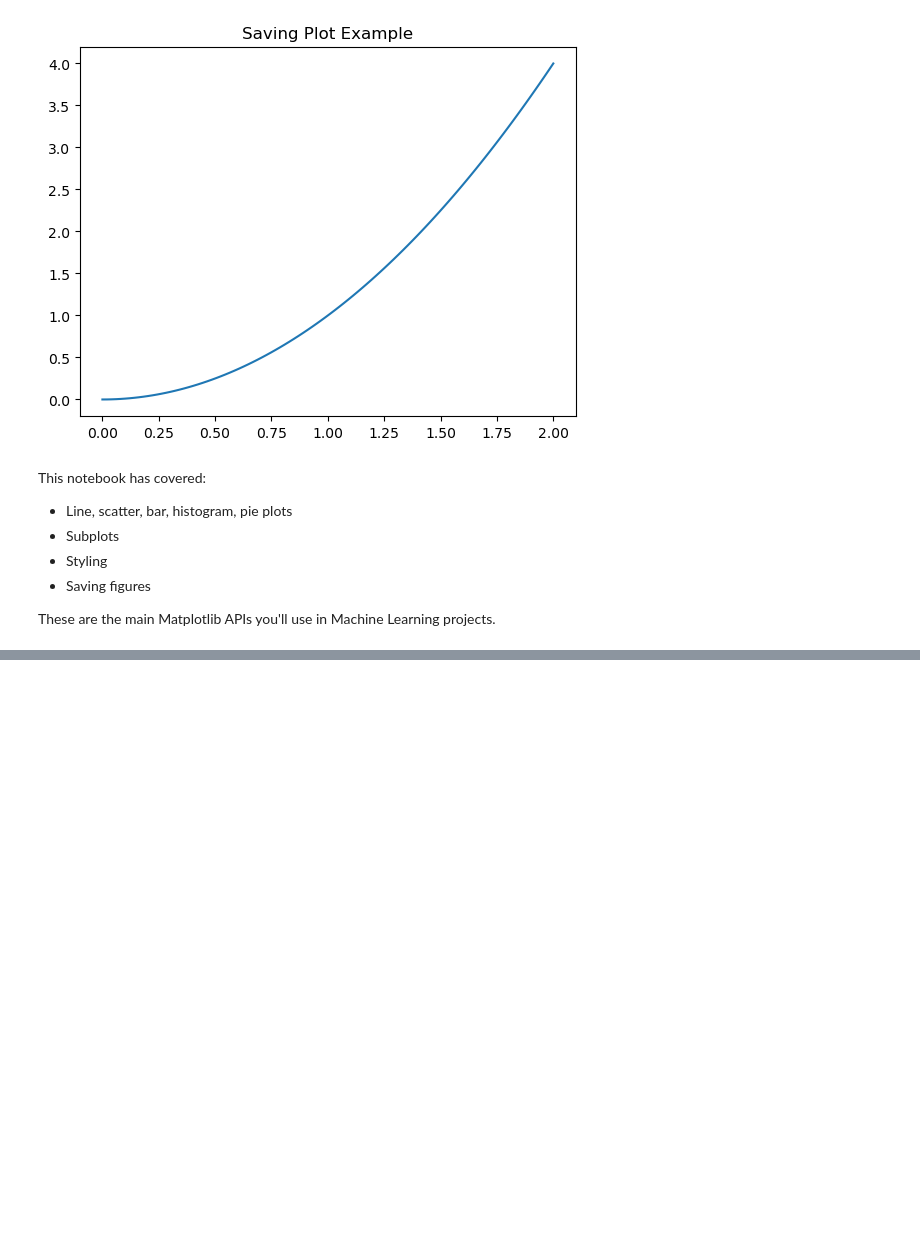
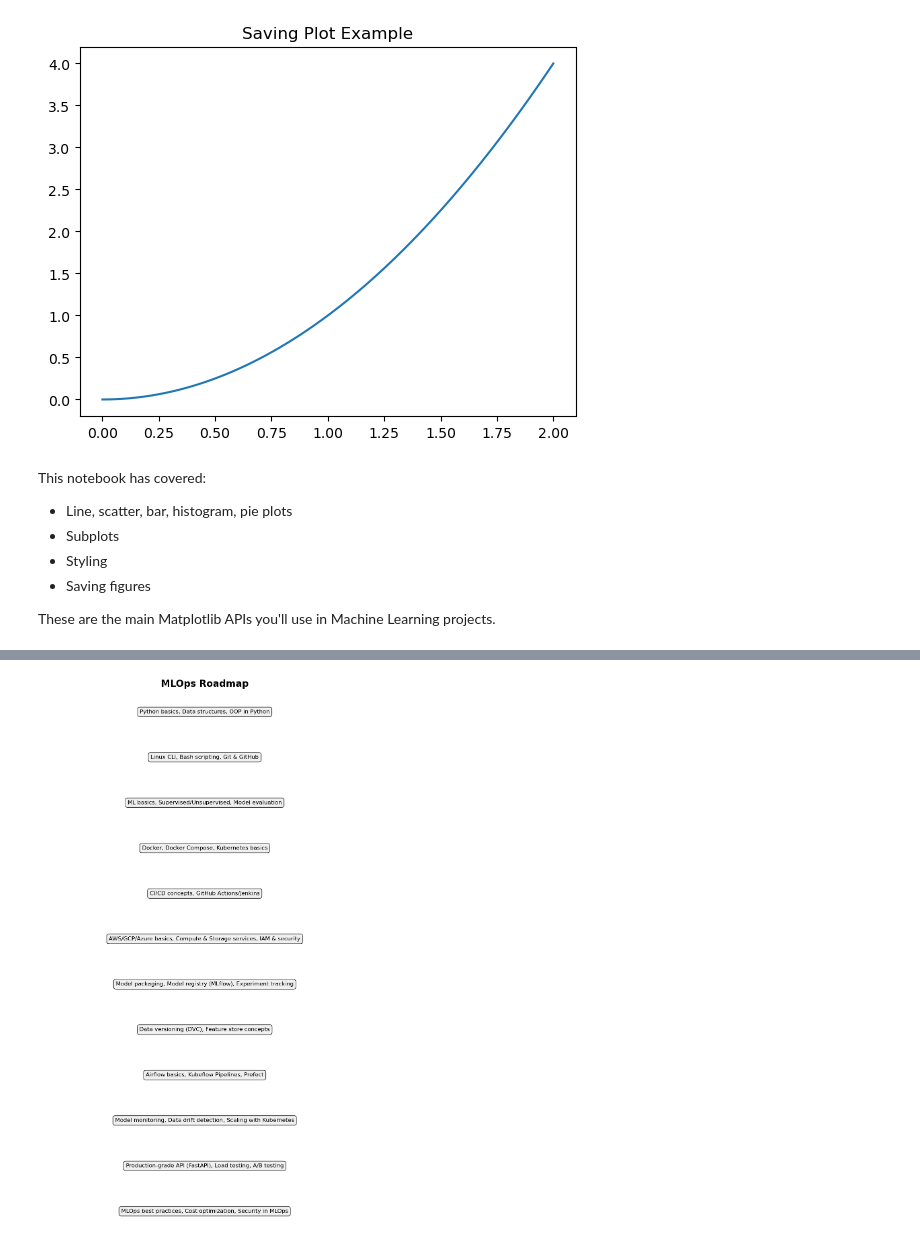
Before and after one commit to SIDDHAARTHAA/matplotlib_learn, a Jupyter notebook: Just_read_this_bro.ipynb, the cells around one changed output, grey strips where cells are left out. Saved outputs shown, nothing was run; the diff lists cells and outputs as text; code cells hidden in the pictures; blank space fills up the shorter version.

```diff
--- a/Just_read_this_bro.ipynb
+++ b/Just_read_this_bro.ipynb
@@ -228,0 +312,38 @@ These are the main Matplotlib APIs you'll use in Machine Learning projects.
+# %%
+import matplotlib.pyplot as plt
+
+# Roadmap grouped into stages
+roadmap = [
+    ["Python basics", "Data structures", "OOP in Python"],
+    ["Linux CLI", "Bash scripting", "Git & GitHub"],
+    ["ML basics", "Supervised/Unsupervised", "Model evaluation"],
+    ["Docker", "Docker Compose", "Kubernetes basics"],
+    ["CI/CD concepts", "GitHub Actions/Jenkins"],
+    ["AWS/GCP/Azure basics", "Compute & Storage services", "IAM & security"],
+    ["Model packaging", "Model registry (MLflow)", "Experiment tracking"],
+    ["Data versioning (DVC)", "Feature store concepts"],
+    ["Airflow basics", "Kubeflow Pipelines", "Prefect"],
+    ["Model monitoring", "Data drift detection", "Scaling with Kubernetes"],
+    ["Production-grade API (FastAPI)", "Load testing", "A/B testing"],
+    ["MLOps best practices", "Cost optimization", "Security in MLOps"]
+]
+
+# Create figure with one subplot per stage group
+fig, axs = plt.subplots(len(roadmap), 1, figsize=(10, len(roadmap) * 1.5))
+fig.suptitle("MLOps Roadmap", fontsize=20, weight='bold', y=0.92)
+
+for ax, stage in zip(axs, roadmap):
+    ax.axis('off')  # Hide axes
+    # Join stage topics into a single string
+    text = ", ".join(stage)
+    ax.text(0.5, 0.5, text, fontsize=12, ha='center', va='center',
+            bbox=dict(boxstyle="round,pad=0.4", facecolor="#f0f0f0", edgecolor="black"))
+
+plt.tight_layout()
+plt.subplots_adjust(top=0.9)  # Make room for title
+
+# Save as image
+plt.savefig("mlops_roadmap.png", dpi=300)
+plt.show()
+# %% [output]
+[figure, added]
```
Also changed, not shown: parts of 1 cell of this notebook, 5 other files.
